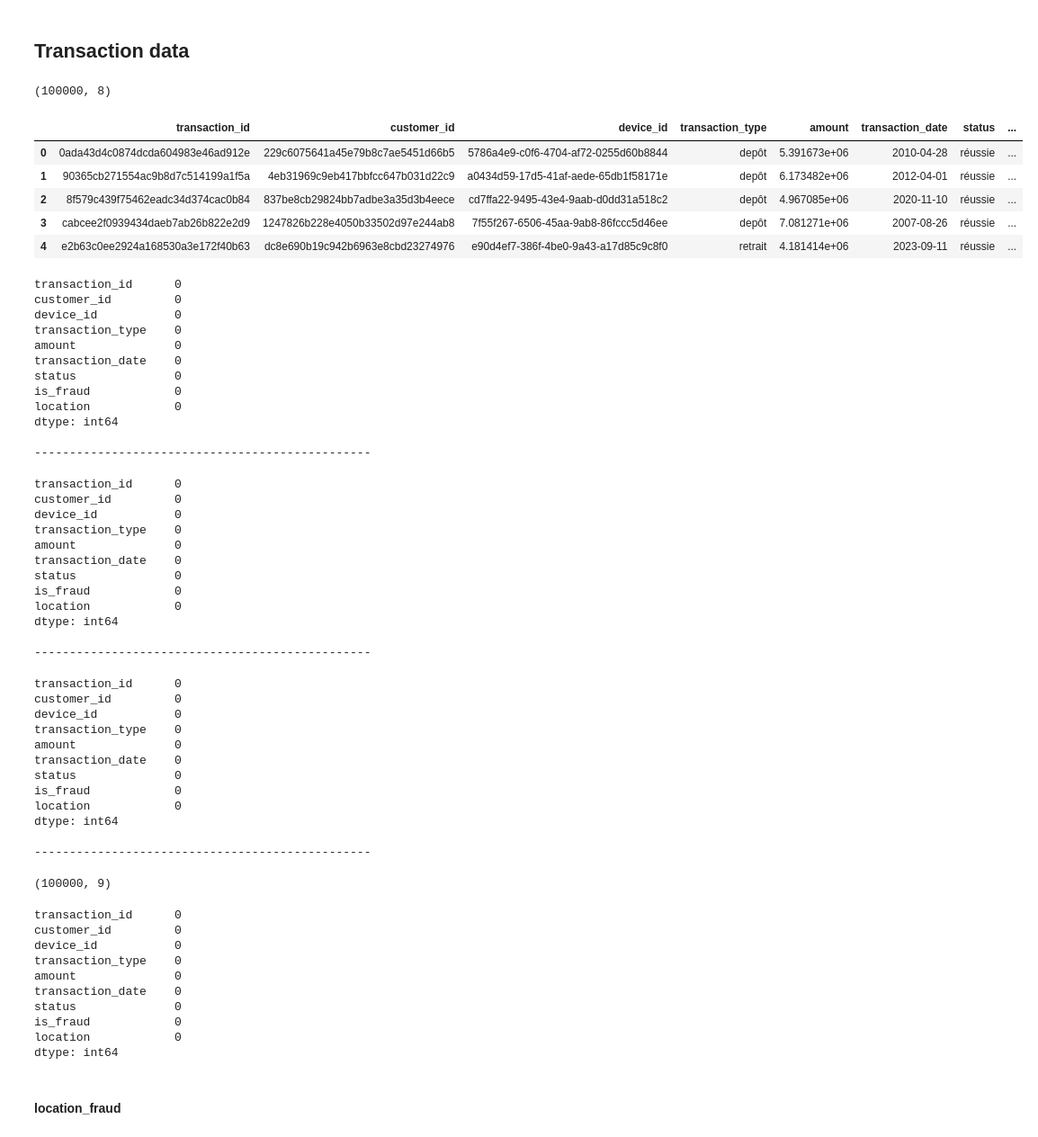
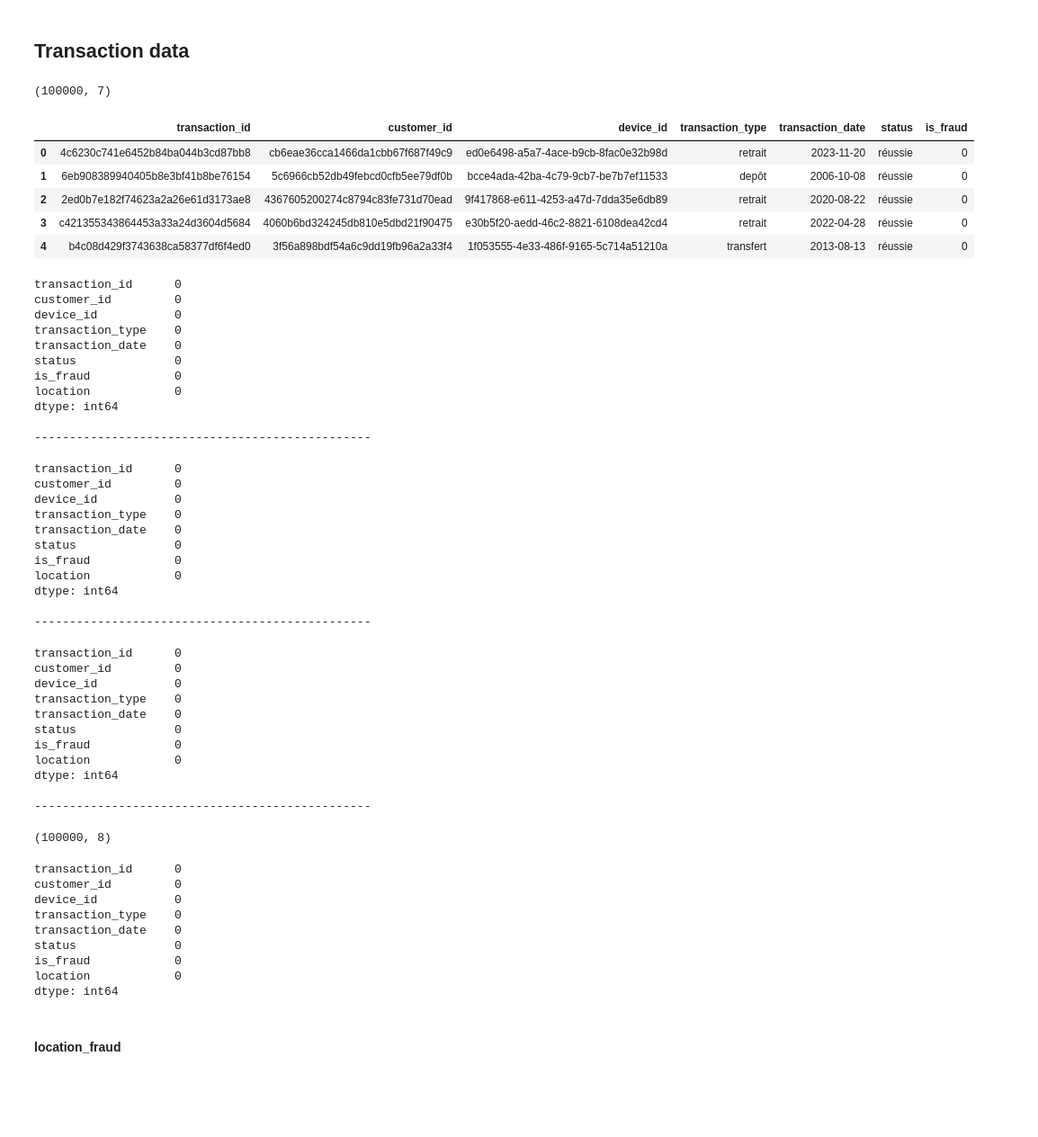
Before and after one commit to Anaaurelle237/AI_Summer_projet_8, a Jupyter notebook: notebooks/create_table.ipynb, the cells around one changed output. Shown at 90% size. Saved outputs shown, nothing was run; the diff lists cells and outputs as text; code cells hidden in the pictures; blank space fills up the shorter version.

```diff
--- a/notebooks/create_table.ipynb
+++ b/notebooks/create_table.ipynb
@@ -283,49 +283,49 @@ location_list = list(cities.city)
 transaction_list=[]
 customer_id_list = list(customer_df_final["customer_id"])
 
-def is_fraud_trans(transaction_type, amount, status):
+def is_fraud_trans(status):
     if status == "échouée":
         return 1
-    elif (amount >= 9500000 and transaction_type in ["depôt", "transfert"]) or (amount >= 10000000 and transaction_type == "retrait"):
-        return 1
+    # elif (amount >= 9500000 and transaction_type in ["depôt", "transfert"]) or (amount >= 10000000 and transaction_type == "retrait"):
+    #     return 1
     else:
         return 0
 
 for i in tqdm(range(100000)):
     transaction_id = generate_random_id()
     customer_id = random.choice(customer_id_list)
     transaction_type = random.choices(["retrait", "depôt", "transfert"], weights=[0.25, 0.5, 0.25])[0] # liste pondérée
-    amount = uniform(100, 10000000)
+    # amount = uniform(100, 10000000)
     transaction_date = fake.date_between(start_date, end_date)
     device_id = random.choice(list(devices["device_id"]))
     choices = ["échouée", "réussie"]
     poids = [0.1, 0.9]
     status = random.choices(choices, weights=poids)[0] # liste pondérée
 
     transaction_dict = {
         "transaction_id": transaction_id,
         "customer_id": customer_id,
         "device_id": device_id,
         "transaction_type": transaction_type,
-        "amount": amount,
+        # "amount": amount,
         "transaction_date": transaction_date,
         "status": status,
-        "is_fraud": is_fraud_trans(transaction_type, amount, status)
+        "is_fraud": is_fraud_trans(status)
     }
 
     transaction_list.append(transaction_dict)
 
 transaction_df = pd.DataFrame(transaction_list)
 print(transaction_df.shape)
 transaction_df.head()
 # %% [output]
-(100000, 8)
+(100000, 7)
-|  | transaction_id | customer_id | device_id | transaction_type | amount | transaction_date | status | ... |
-| 0 | 0ada43d4c0874dcda604983e46ad912e | 229c6075641a45e79b8c7ae5451d66b5 | 5786a4e9-c0f6-4704-af72-0255d60b8844 | depôt | 5.391673e+06 | 2010-04-28 | réussie | ... |
-| 1 | 90365cb271554ac9b8d7c514199a1f5a | 4eb31969c9eb417bbfcc647b031d22c9 | a0434d59-17d5-41af-aede-65db1f58171e | depôt | 6.173482e+06 | 2012-04-01 | réussie | ... |
-| 2 | 8f579c439f75462eadc34d374cac0b84 | 837be8cb29824bb7adbe3a35d3b4eece | cd7ffa22-9495-43e4-9aab-d0dd31a518c2 | depôt | 4.967085e+06 | 2020-11-10 | réussie | ... |
-| 3 | cabcee2f0939434daeb7ab26b822e2d9 | 1247826b228e4050b33502d97e244ab8 | 7f55f267-6506-45aa-9ab8-86fccc5d46ee | depôt | 7.081271e+06 | 2007-08-26 | réussie | ... |
-| 4 | e2b63c0ee2924a168530a3e172f40b63 | dc8e690b19c942b6963e8cbd23274976 | e90d4ef7-386f-4be0-9a43-a17d85c9c8f0 | retrait | 4.181414e+06 | 2023-09-11 | réussie | ... |
+|  | transaction_id | customer_id | device_id | transaction_type | transaction_date | status | is_fraud |
+| 0 | 4c6230c741e6452b84ba044b3cd87bb8 | cb6eae36cca1466da1cbb67f687f49c9 | ed0e6498-a5a7-4ace-b9cb-8fac0e32b98d | retrait | 2023-11-20 | réussie | 0 |
+| 1 | 6eb908389940405b8e3bf41b8be76154 | 5c6966cb52db49febcd0cfb5ee79df0b | bcce4ada-42ba-4c79-9cb7-be7b7ef11533 | depôt | 2006-10-08 | réussie | 0 |
+| 2 | 2ed0b7e182f74623a2a26e61d3173ae8 | 4367605200274c8794c83fe731d70ead | 9f417868-e611-4253-a47d-7dda35e6db89 | retrait | 2020-08-22 | réussie | 0 |
+| 3 | c421355343864453a33a24d3604d5684 | 4060b6bd324245db810e5dbd21f90475 | e30b5f20-aedd-46c2-8821-6108dea42cd4 | retrait | 2022-04-28 | réussie | 0 |
+| 4 | b4c08d429f3743638ca58377df6f4ed0 | 3f56a898bdf54a6c9dd19fb96a2a33f4 | 1f053555-4e33-486f-9165-5c714a51210a | transfert | 2013-08-13 | réussie | 0 |
 # %%
 transaction_df_1 = transaction_df.iloc[:40000]
 transaction_df_2 = transaction_df.iloc[40000:70000].reset_index().drop(columns="index")
@@ -346,7 +346,6 @@ transaction_id      0
 customer_id         0
 device_id           0
 transaction_type    0
-amount              0
 transaction_date    0
 status              0
 is_fraud            0
@@ -370,7 +369,6 @@ transaction_id      0
 customer_id         0
 device_id           0
 transaction_type    0
-amount              0
 transaction_date    0
 status              0
 is_fraud            0
@@ -394,7 +392,6 @@ transaction_id      0
 customer_id         0
 device_id           0
 transaction_type    0
-amount              0
 transaction_date    0
 status              0
 is_fraud            0
@@ -406,7 +403,7 @@ dtype: int64
 transaction_df_final = pd.concat([transaction_df_1, transaction_df_2, transaction_df_3])
 transaction_df_final.shape
 # %% [output]
-(100000, 9)
+(100000, 8)
 # %%
 transaction_df_final.isna().sum()
 # %% [output]
@@ -414,7 +411,6 @@ transaction_id      0
 customer_id         0
 device_id           0
 transaction_type    0
-amount              0
 transaction_date    0
 status              0
 is_fraud            0
```
Also changed, not shown: parts of 18 cells of this notebook, 2 other files.
